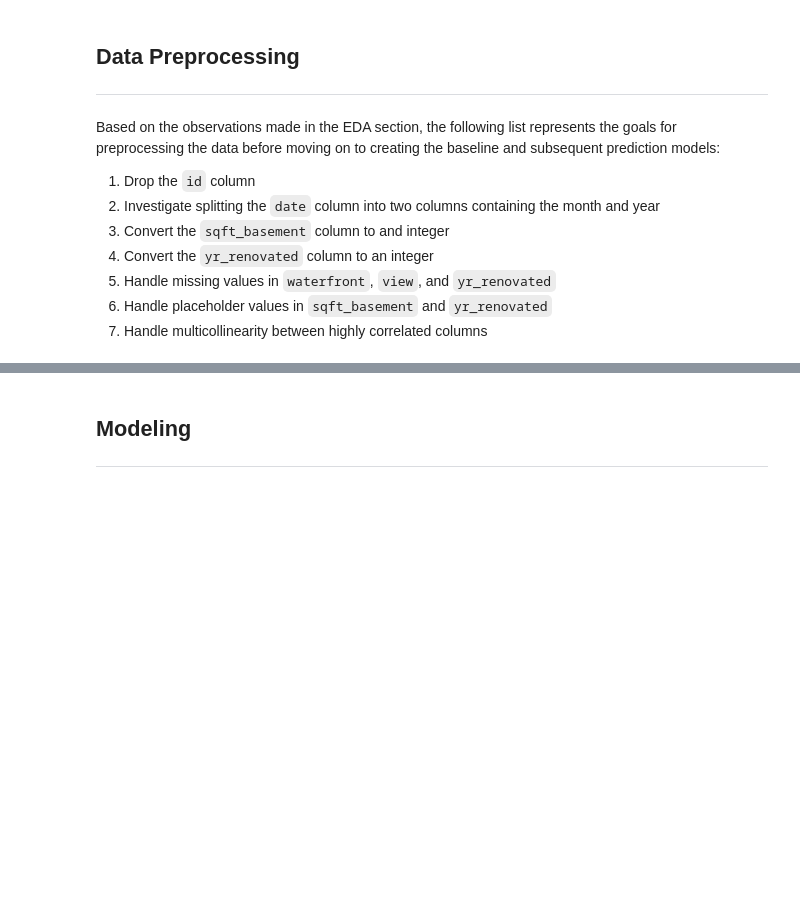
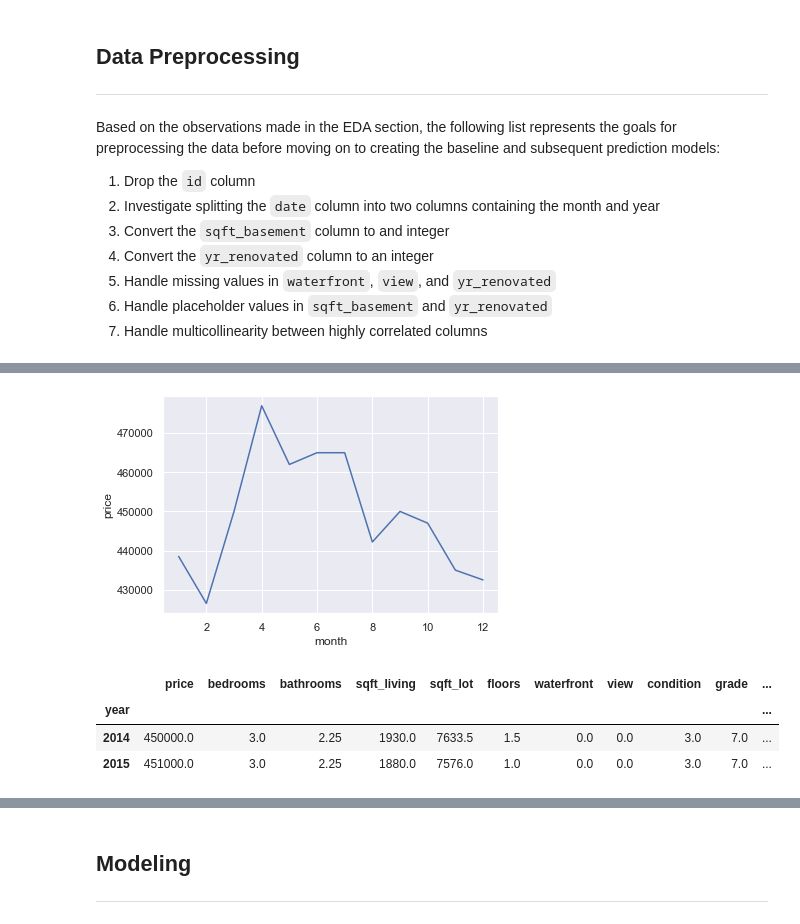
Before and after one commit to tjkyner/housing-regression-model, a Jupyter notebook: notebook.ipynb, the cells around one changed output, grey strips where cells are left out. Drawn from its saved outputs; the diff is of its cells as text; code cells hidden in the pictures; blank space fills up the shorter version.

```diff
--- a/notebook.ipynb
+++ b/notebook.ipynb
@@ -237,0 +280,4 @@ Based on the observations made in the EDA section, the following list represents
+# %%
+df['month'] = df.date.dt.month
+df_month = df.groupby('month').median()
+df_month
@@ -237,0 +299,13 @@ Based on the observations made in the EDA section, the following list represents
+# %%
+sns.lineplot(x='month', y='price', data=df_month);
+# %% [output]
+[figure, added]
+# %%
+df['year'] = df.date.dt.year
+df_year = df.groupby('year').median()
+df_year
+# %% [output]
+|  | price | bedrooms | bathrooms | sqft_living | sqft_lot | floors | waterfront | view | condition | grade | ... |
+| year |  |  |  |  |  |  |  |  |  |  | ... |
+| 2014 | 450000.0 | 3.0 | 2.25 | 1930.0 | 7633.5 | 1.5 | 0.0 | 0.0 | 3.0 | 7.0 | ... |
+| 2015 | 451000.0 | 3.0 | 2.25 | 1880.0 | 7576.0 | 1.0 | 0.0 | 0.0 | 3.0 | 7.0 | ... |
```
Also changed, not shown: parts of 13 cells of this notebook.
